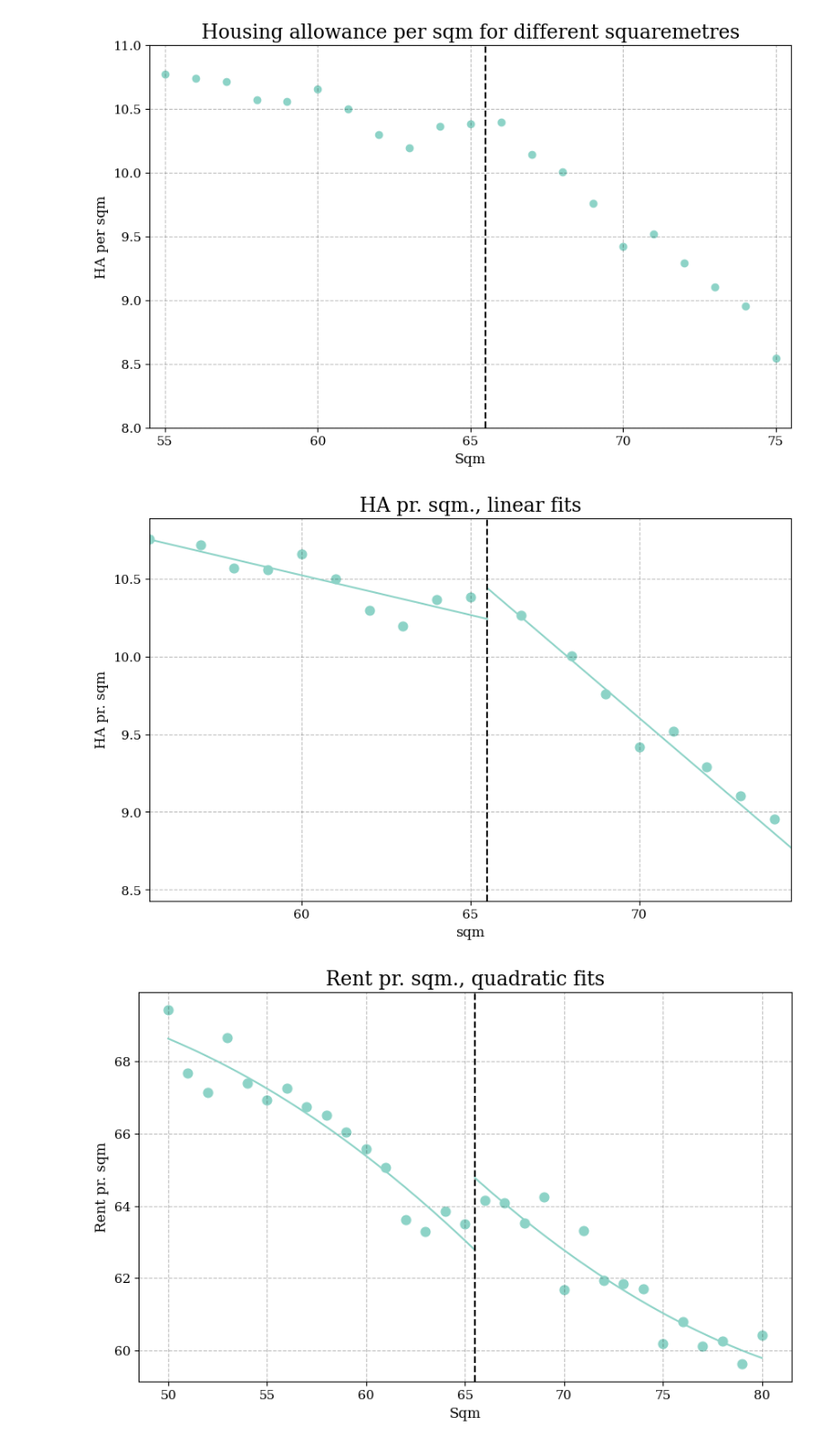
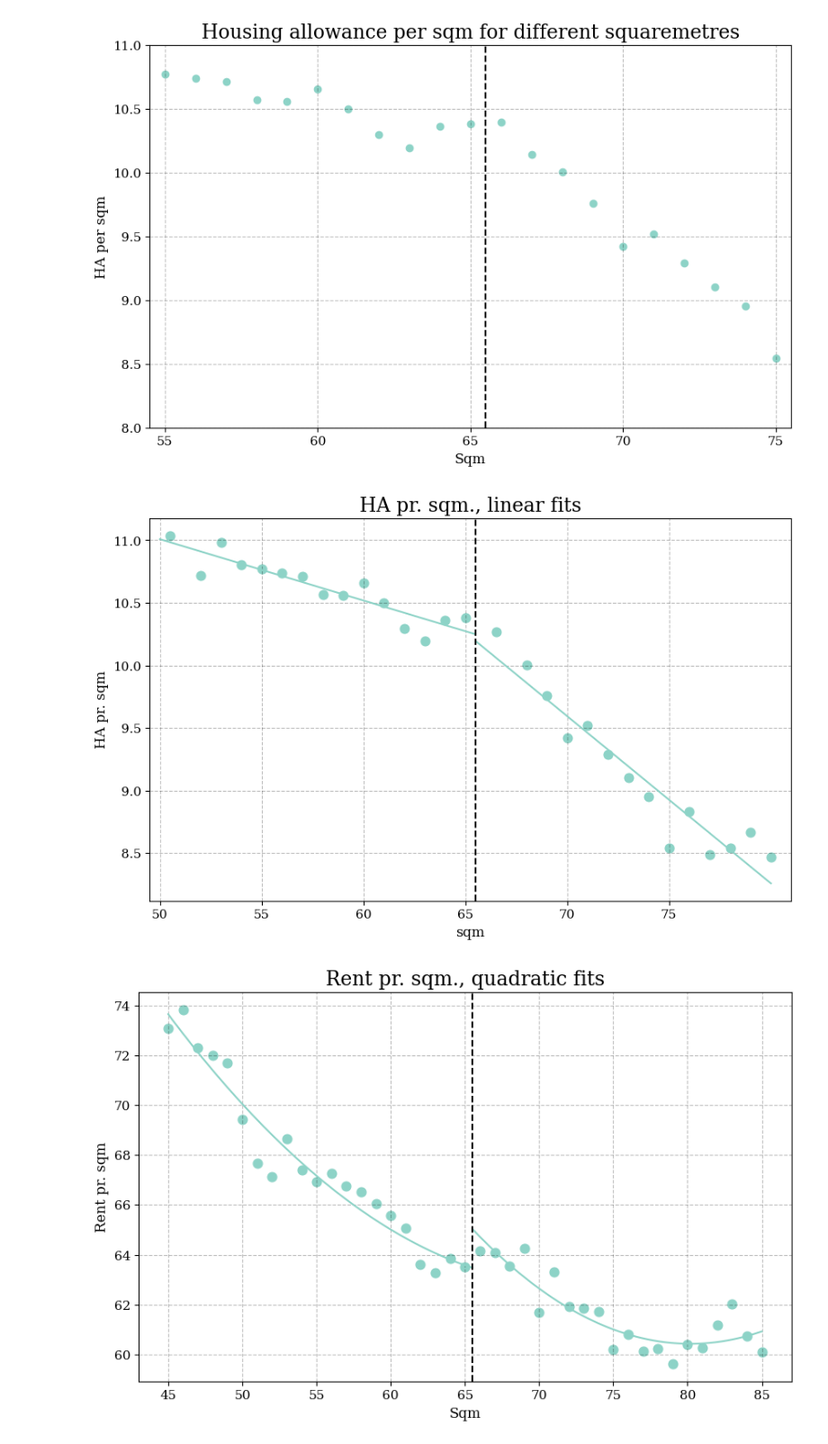
Before and after one commit to HansHoltenAndersen/Bachelor, a Jupyter notebook: Plots.ipynb, the cells around one changed output. Shown at 90% size. Cells and saved outputs as stored; diff of their text form; code cells hidden in the pictures.

```diff
--- a/Plots.ipynb
+++ b/Plots.ipynb
@@ -124,7 +124,7 @@ plt.show()
 # %%
 # First stage plot with polynomial (p=2) fits
 
-bw = 10
+bw = 15
 
 # --- 1. Subset for RD window ---
 df_left = df[(df['sqm'] >= 65 - bw) & (df['sqm'] <= 65)].copy()
@@ -177,15 +177,15 @@ plt.ylabel('HA pr. sqm')
 plt.title('HA pr. sqm., linear fits')
 plt.grid(True)
 plt.xticks(np.arange(65 - bw, 65 + bw, 5))
-plt.xlim(65 - bw + .5, 65 + bw - .5)
+plt.xlim(65 - bw - .5, 65 + bw + 1)
 
 plt.show()
 # %% [output]
-[figure, old version]
+[figure, new version]
 # %%
 # First stage plot with polynomial (p=2) fits
 
-bw = 15
+bw = 20
 
 # --- 1. Subset for RD window (55–75 sqm, change if needed) ---
 df_left = df[(df['sqm'] >= 65 - bw) & (df['sqm'] <= 65)].copy()
@@ -227,34 +227,34 @@ plt.figure(figsize=(10,6))
 
 # Scatter points (binned means)
 plt.scatter(bin_left['mean_x'], bin_left['mean_y'], s=60, color = colors[0])
 plt.scatter(bin_right['mean_x'], bin_right['mean_y'], s=60, color = colors[0])
 
 # Left polynomial line
 xL = np.linspace(df_left['sqm'].min(), df_left['sqm'].max()+0.5, 100)
 yL = a_L + b_L1*xL + b_L2*xL**2
 plt.plot(xL, yL, color = colors[0])
 
 # Right polynomial line
 xR = np.linspace(df_right['sqm'].min()-0.5, df_right['sqm'].max(), 100)
 yR = a_R + b_R1*xR + b_R2*xR**2
 plt.plot(xR, yR, color = colors[0])
 
 # --- Cutoff line ---
 cut = (65 + 66) / 2  # halfway between bins
 plt.axvline(x=cut, linestyle='--', color='black')
 
 # Formatting
 plt.xlabel('Sqm')
 plt.ylabel('Rent pr. sqm')
 plt.title('Rent pr. sqm., quadratic fits')
 plt.xticks(np.arange(65 - bw, 65 + bw + 0.5, 5))
 #plt.xlim(65 - bw - .5, 65 + bw + .5)
 #plt.ylim(8, 11)
 #plt.yticks(np.arange(8, 11.0001, 1))
 
 plt.show()
 # %% [output]
-[figure, old version]
+[figure, new version]
 # %%
 #Defining function to load data and set index
 def load_bw_data(sheet, sheet_name):
```
Also changed, not shown: parts of 3 cells of this notebook, 1 other file.
